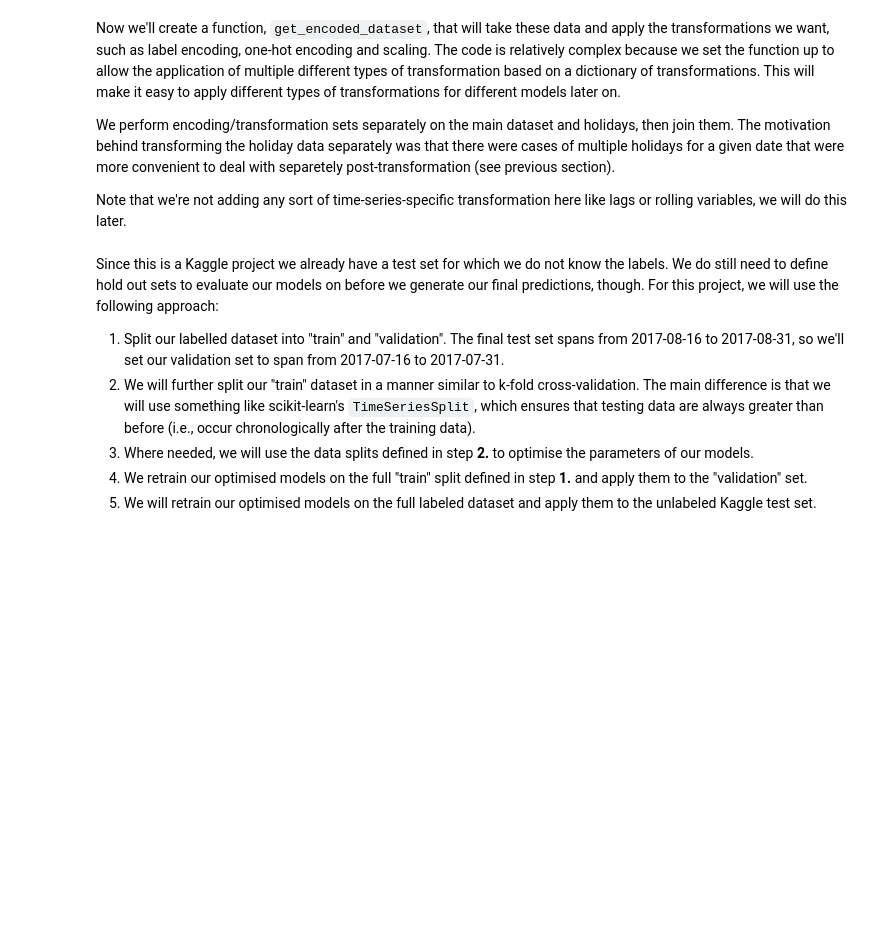
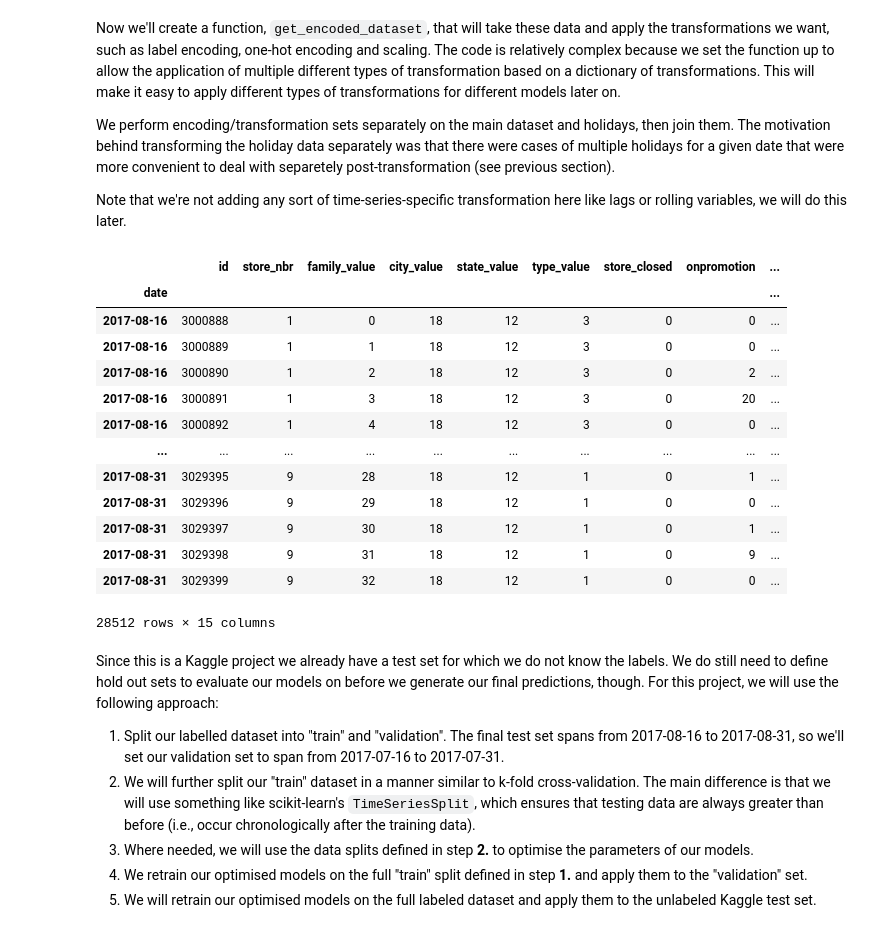
Before and after one commit to jackgisby/mini_projects, a Jupyter notebook: getting_started_forecasting/kaggle-getting-started-store-sales-prediction.ipynb, the cells around one changed output. Cells and saved outputs as stored; diff of their text form; code cells hidden in the pictures; blank space fills up the shorter version.

Commit message:
Complete encoding function

```diff
--- a/getting_started_forecasting/kaggle-getting-started-store-sales-prediction.ipynb
+++ b/getting_started_forecasting/kaggle-getting-started-store-sales-prediction.ipynb
@@ -481 +493,34 @@ def transform_col(col, transform_type=None, transformer=None):
+# %%
+# Function to apply a transformation (Identity, LabelEncoder, OneHotEncoder, Scaling) to a single column
+def transform_col(col, transform_type, transformer=None):
+    """Transforms/encodes column, and returns the new column plus the transformer/encoder"""
+
+    # Fit transformer if one is not given
+    if transformer is None:
+        if transform_type == "identity":
+            transformer = FunctionTransformer(func=lambda x: x)
+        elif transform_type == "value":
+            transformer = LabelEncoder()
+        elif transform_type == "onehot":
+            transformer = OneHotEncoder(sparse_output=False)
+        elif transform_type == "scale":
+            transformer = StandardScaler()
+
+        transformer.fit(col.to_frame())
+
+    # Transform column (have to convert to DataFrame and ensure names are correct)
+    transformed_cols = transformer.transform(col.to_frame())
+
+    # Fix columns and index
+    if transform_type in ["onehot", "scale"]:
+        transformed_cols = pd.DataFrame(transformed_cols, columns=transformer.get_feature_names_out(), index=col.index)
+    elif transform_type == "value":
+        transformed_cols = pd.DataFrame(transformed_cols, columns=[col.name], index=col.index)
+
+    # Add transform type to column names
+    if transform_type != "identity":
+        transformed_cols.columns = transformed_cols.columns + "_" + transform_type
+
+    # Return transformed col and transformer object
+    return transformed_cols, transformer
 # %%
@@ -555,3 +623,28 @@ def get_encoded_dataset(
+# %%
+encoded_train, encoded_test, _ = get_encoded_dataset(
+    full_dataset,
+    encoded_holidays,
+    train_dates=full_dataset.index[full_dataset["split"] == "train"],
+    test_dates=full_dataset.index[full_dataset["split"] == "kaggle_test"],
+    transform_types=value_transformations
+)
+# %%
+encoded_test
+# %% [output]
+|  | id | store_nbr | family_value | city_value | state_value | type_value | store_closed | onpromotion | ... |
+| date |  |  |  |  |  |  |  |  | ... |
+| 2017-08-16 | 3000888 | 1 | 0 | 18 | 12 | 3 | 0 | 0 | ... |
+| 2017-08-16 | 3000889 | 1 | 1 | 18 | 12 | 3 | 0 | 0 | ... |
+| 2017-08-16 | 3000890 | 1 | 2 | 18 | 12 | 3 | 0 | 2 | ... |
+| 2017-08-16 | 3000891 | 1 | 3 | 18 | 12 | 3 | 0 | 20 | ... |
+| 2017-08-16 | 3000892 | 1 | 4 | 18 | 12 | 3 | 0 | 0 | ... |
+| ... | ... | ... | ... | ... | ... | ... | ... | ... | ... |
+| 2017-08-31 | 3029395 | 9 | 28 | 18 | 12 | 1 | 0 | 1 | ... |
+| 2017-08-31 | 3029396 | 9 | 29 | 18 | 12 | 1 | 0 | 0 | ... |
+| 2017-08-31 | 3029397 | 9 | 30 | 18 | 12 | 1 | 0 | 1 | ... |
+| 2017-08-31 | 3029398 | 9 | 31 | 18 | 12 | 1 | 0 | 9 | ... |
+| 2017-08-31 | 3029399 | 9 | 32 | 18 | 12 | 1 | 0 | 0 | ... |
+28512 rows × 15 columns
 # %% [markdown]
 Since this is a Kaggle project we already have a test set for which we do not know the labels. We do still need to define hold out sets to evaluate our models on before we generate our final predictions, though. For this project, we will use the following approach:
 1. Split our labelled dataset into "train" and "validation". The final test set spans from 2017-08-16 to 2017-08-31, so we'll set our validation set to span from 2017-07-16 to 2017-07-31.
```
Also changed, not shown: parts of 20 cells of this notebook.
